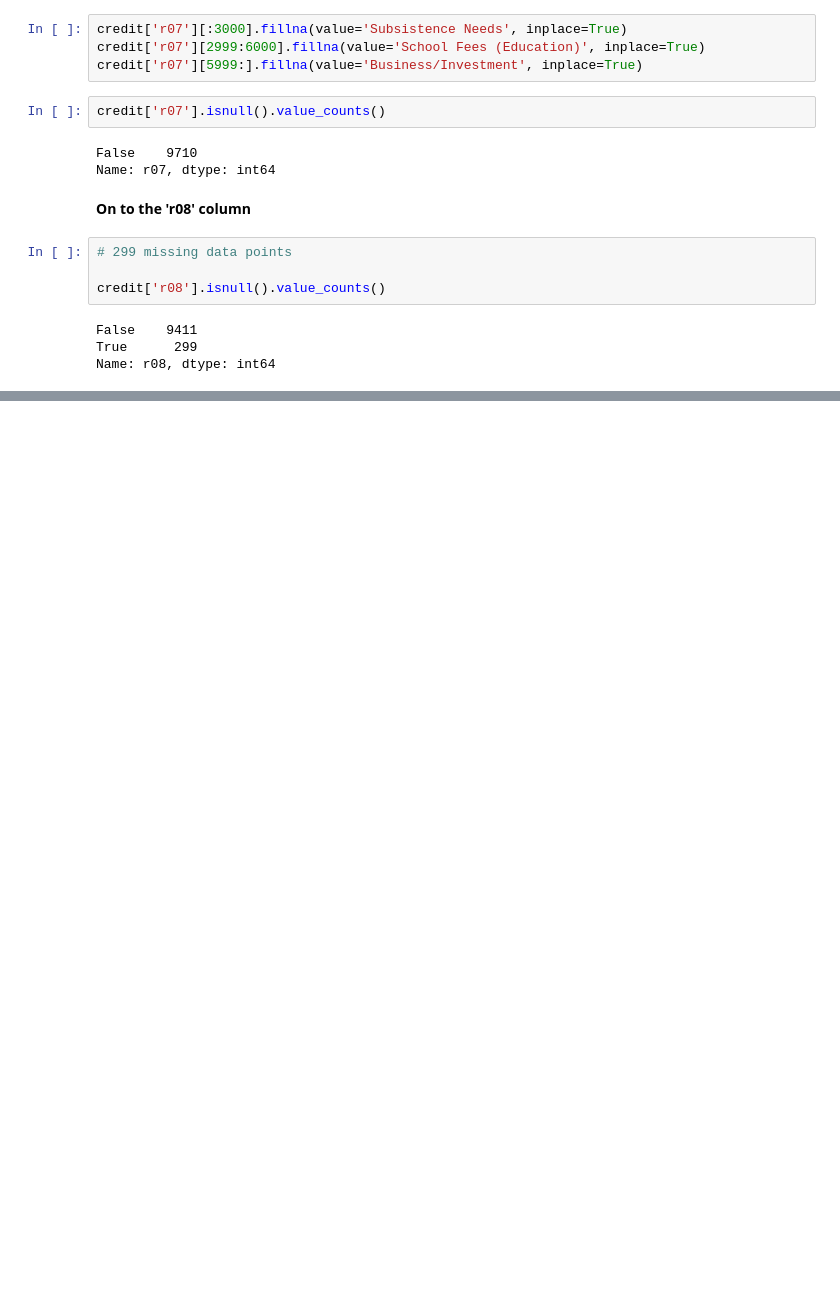
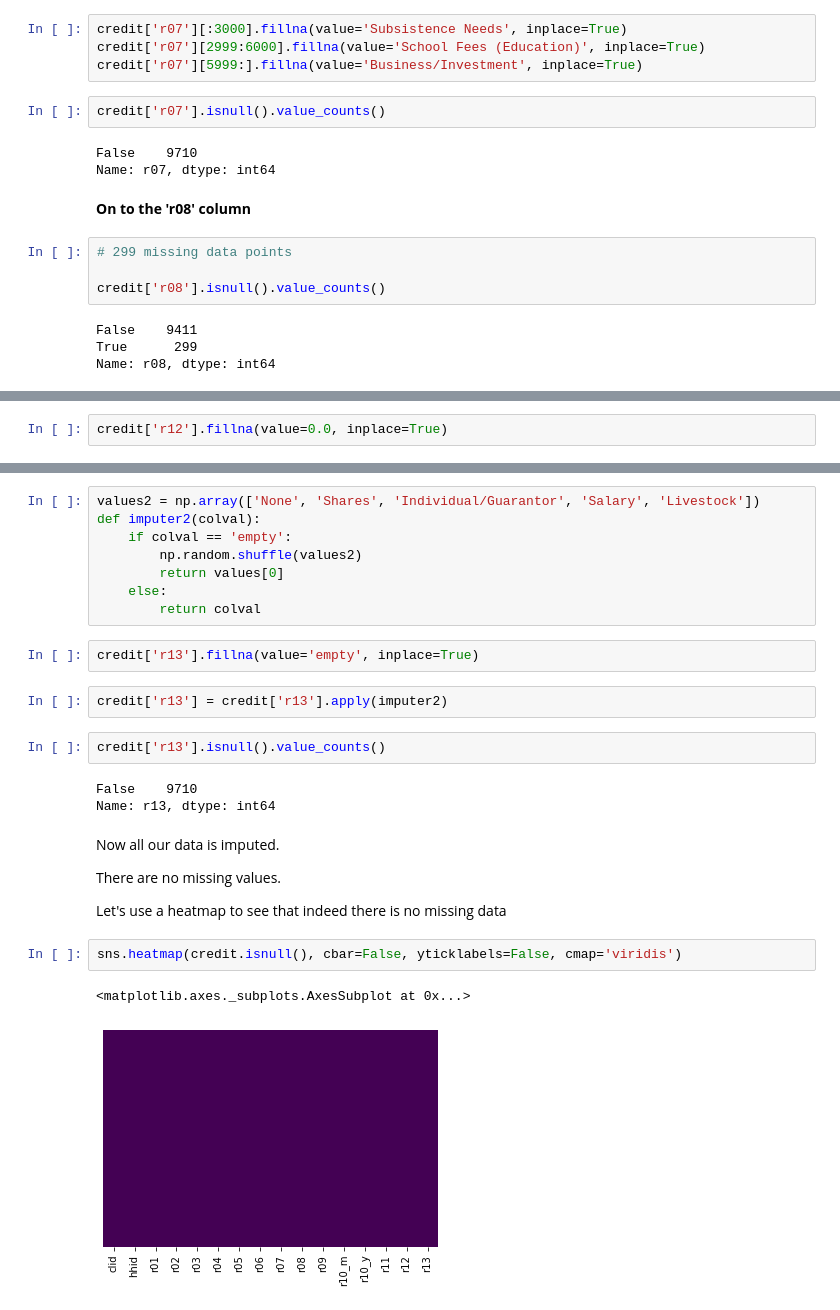
Before and after one commit to lyraxvincent/Data-Wrangling-and-Cleaning, a Jupyter notebook: KIHBS data/credit data cleaning.ipynb, the cells around one changed output, grey strips where cells are left out. Saved outputs shown, nothing was run; the diff lists cells and outputs as text; blank space fills up the shorter version.

```diff
--- a/KIHBS data/credit data cleaning.ipynb
+++ b/KIHBS data/credit data cleaning.ipynb
@@ -363,0 +678,2 @@ Name: r08, dtype: int64
+# %%
+credit['r12'].fillna(value=0.0, inplace=True)
@@ -363,0 +715,28 @@ Name: r08, dtype: int64
+# %%
+values2 = np.array(['None', 'Shares', 'Individual/Guarantor', 'Salary', 'Livestock'])
+def imputer2(colval):
+    if colval == 'empty':
+        np.random.shuffle(values2)
+        return values[0]
+    else:
+        return colval
+# %%
+credit['r13'].fillna(value='empty', inplace=True)
+# %%
+credit['r13'] = credit['r13'].apply(imputer2)
+# %%
+credit['r13'].isnull().value_counts()
+# %% [output]
+False    9710
+Name: r13, dtype: int64
+# %% [markdown]
+Now all our data is imputed.
+
+There are no missing values.
+
+Let's use a heatmap to see that indeed there is no missing data
+# %%
+sns.heatmap(credit.isnull(), cbar=False, yticklabels=False, cmap='viridis')
+# %% [output]
+<matplotlib.axes._subplots.AxesSubplot at 0x...>
+[figure, added]
```
Also changed, not shown: parts of 54 cells of this notebook.
